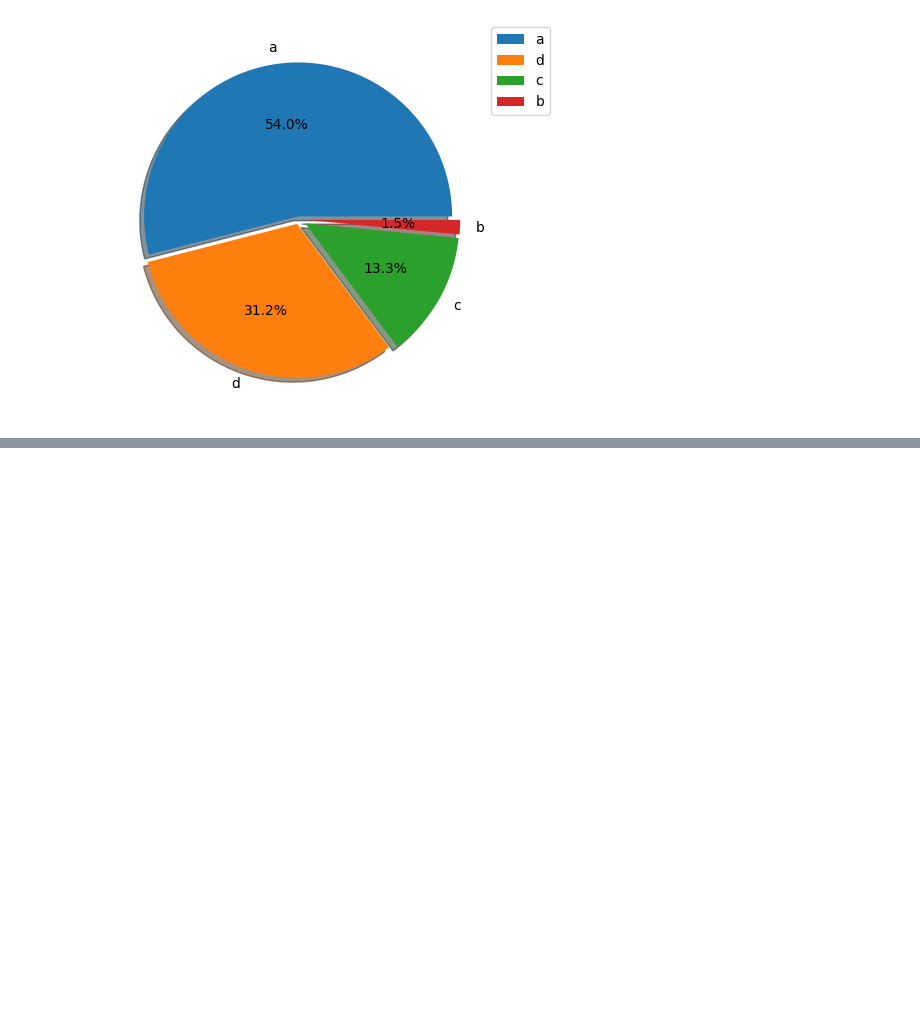
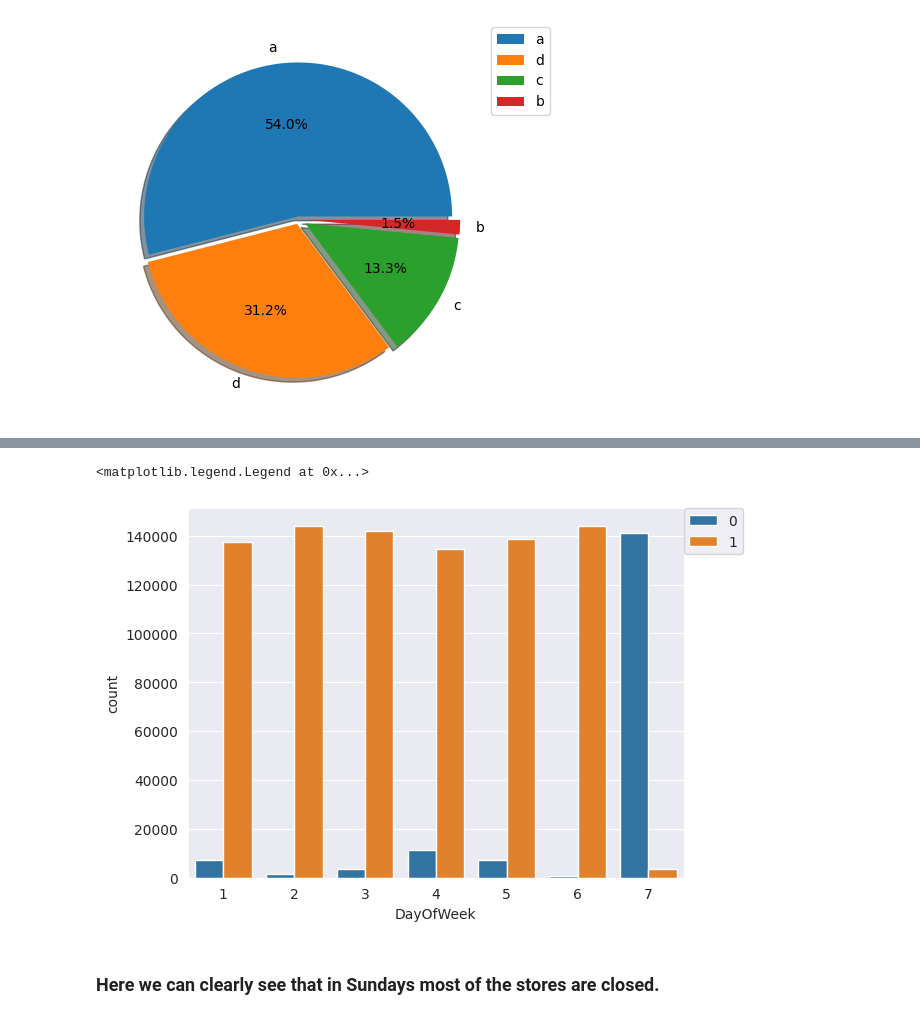
Before and after one commit to diptiranjan1998/Regression-Analysis-on-Retail-Sales-Prediction, a Jupyter notebook: Retail_sales_prediction.ipynb, the cells around one changed output, grey strips where cells are left out. Saved outputs shown, nothing was run; the diff lists cells and outputs as text; code cells hidden in the pictures; blank space fills up the shorter version.

```diff
--- a/Retail_sales_prediction.ipynb
+++ b/Retail_sales_prediction.ipynb
@@ -183,0 +284,8 @@ plt.show()
+# %%
+# Let's convert the Dtype of column Date.
+rossmann_df['Date']= pd.to_datetime(rossmann_df.Date)
+# %%
+# Let's extract Date, Month, Year from Date column.
+rossmann_df['Day']= rossmann_df['Date'].apply(lambda x: x.day)
+rossmann_df['Month']= rossmann_df['Date'].apply(lambda x: x.month)
+rossmann_df['Year']= rossmann_df['Date'].apply(lambda x: x.year)
@@ -183,0 +313,9 @@ plt.show()
+# %%
+# Let's check the how many days and how many stores are open in a week.
+sns.countplot(x= rossmann_df.DayOfWeek, hue= rossmann_df.Open)
+plt.legend(bbox_to_anchor= (1,1), loc= 'upper left', borderaxespad=0)
+# %% [output]
+<matplotlib.legend.Legend at 0x...>
+[figure, added]
+# %% [markdown]
+### Here we can clearly see that in Sundays most of the stores are closed.
```
Also changed, not shown: parts of 19 cells of this notebook.
